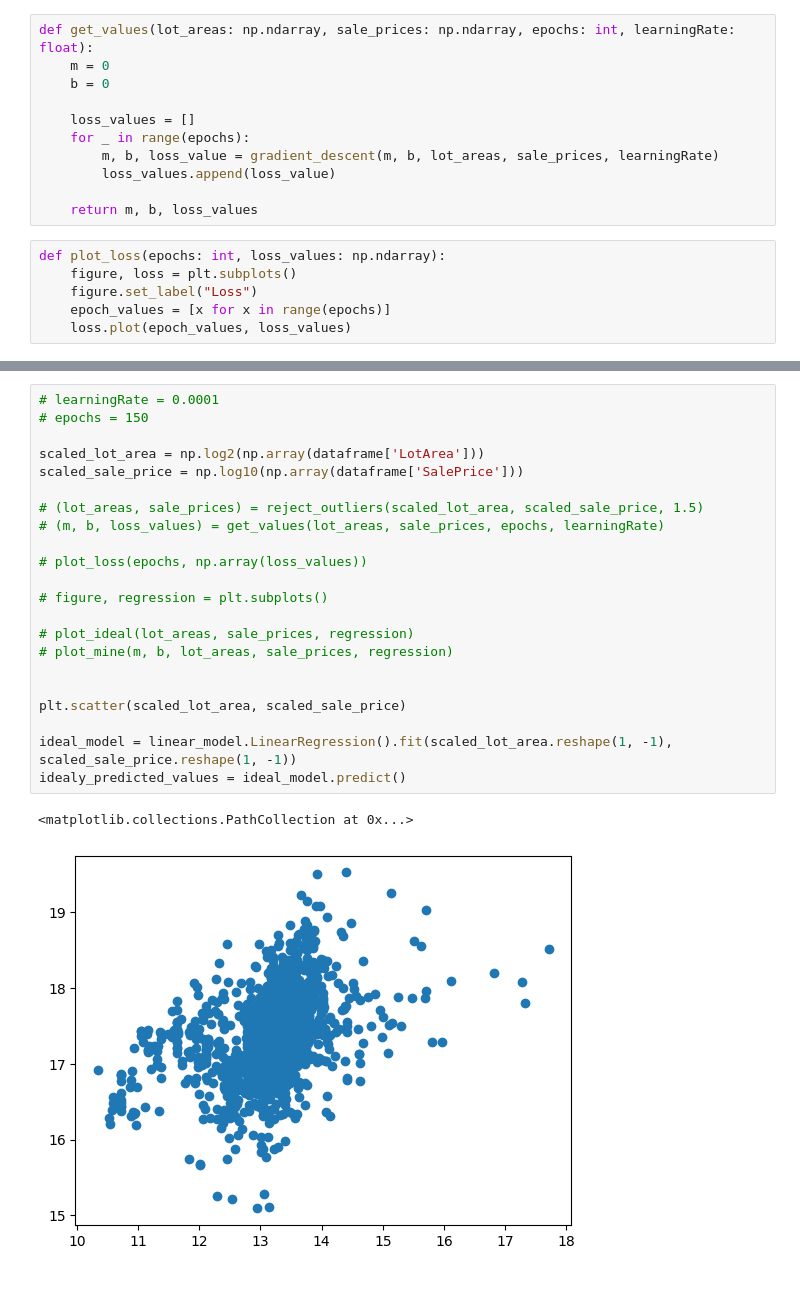
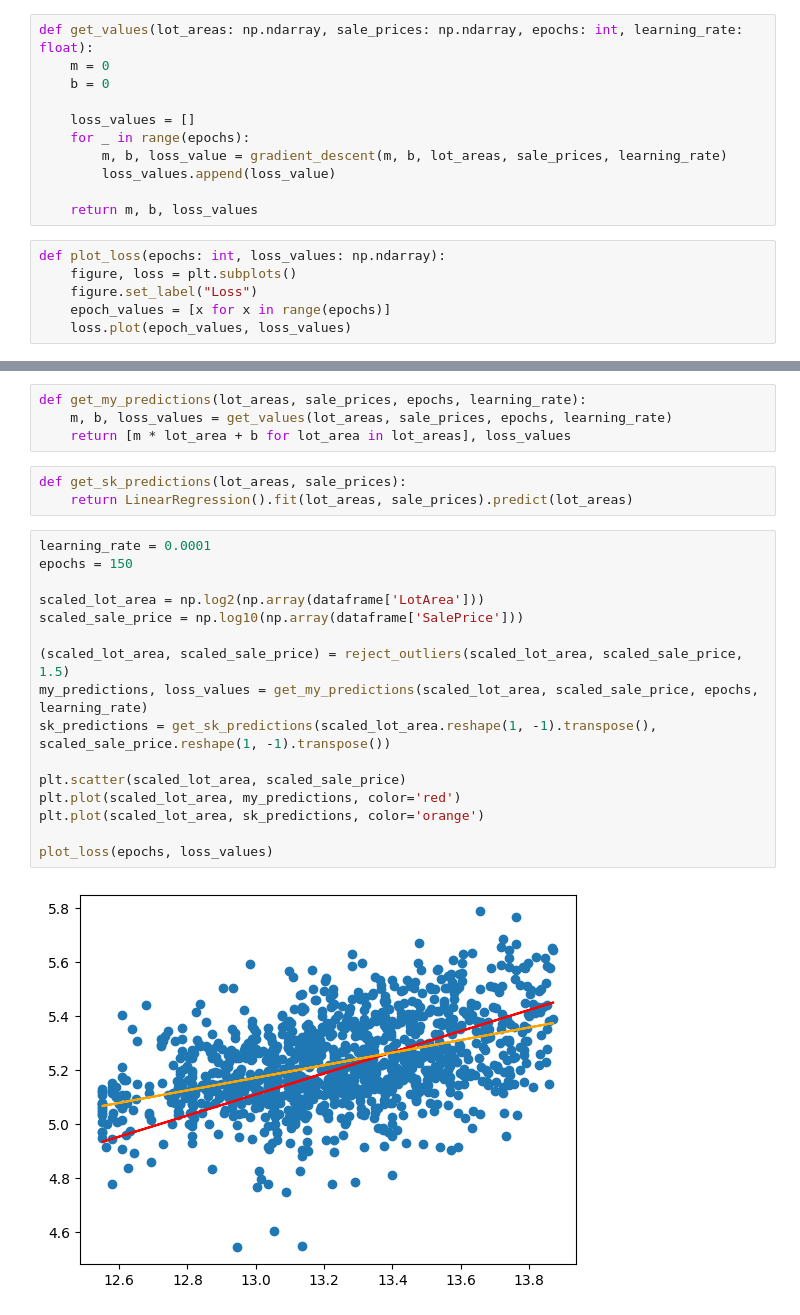
Before and after one commit to MixaKonan/machine-learning, a Jupyter notebook: HousePrices.ipynb, the cells around one changed output, grey strips where cells are left out. Cells and saved outputs as stored; diff of their text form; blank space fills up the shorter version.

```diff
--- a/HousePrices.ipynb
+++ b/HousePrices.ipynb
@@ -43,13 +57,13 @@ def gradient_descent(m_now, b_now, lotAreaPoints, salePricePoints,  learningRate
 
     return m, b, loss_value
 # %%
-def get_values(lot_areas: np.ndarray, sale_prices: np.ndarray, epochs: int, learningRate: float):
+def get_values(lot_areas: np.ndarray, sale_prices: np.ndarray, epochs: int, learning_rate: float):
     m = 0
     b = 0
 
     loss_values = []
     for _ in range(epochs):
-        m, b, loss_value = gradient_descent(m, b, lot_areas, sale_prices, learningRate)
+        m, b, loss_value = gradient_descent(m, b, lot_areas, sale_prices, learning_rate)
         loss_values.append(loss_value)
 
     return m, b, loss_values
@@ -81,25 +76,25 @@ def plot_mine(m, b, lot_areas: np.ndarray, sale_prices: np.ndarray, regression:
-# %%
-# learningRate = 0.0001
-# epochs = 150
-
-scaled_lot_area = np.log2(np.array(dataframe['LotArea']))
-scaled_sale_price = np.log10(np.array(dataframe['SalePrice']))
-
-# (lot_areas, sale_prices) = reject_outliers(scaled_lot_area, scaled_sale_price, 1.5)
-# (m, b, loss_values) = get_values(lot_areas, sale_prices, epochs, learningRate)
-
-# plot_loss(epochs, np.array(loss_values))
-
-# figure, regression = plt.subplots()
-
-# plot_ideal(lot_areas, sale_prices, regression)
-# plot_mine(m, b, lot_areas, sale_prices, regression)
-
-
-plt.scatter(scaled_lot_area, scaled_sale_price)
-
-ideal_model = linear_model.LinearRegression().fit(scaled_lot_area.reshape(1, -1), scaled_sale_price.reshape(1, -1))
-idealy_predicted_values = ideal_model.predict()
-# %% [output]
-<matplotlib.collections.PathCollection at 0x...>
-[figure, removed]
+# %%
+def get_my_predictions(lot_areas, sale_prices, epochs, learning_rate):
+    m, b, loss_values = get_values(lot_areas, sale_prices, epochs, learning_rate)
+    return [m * lot_area + b for lot_area in lot_areas], loss_values
+# %%
+def get_sk_predictions(lot_areas, sale_prices):
+    return LinearRegression().fit(lot_areas, sale_prices).predict(lot_areas)
+# %%
+learning_rate = 0.0001
+epochs = 150
+
+scaled_lot_area = np.log2(np.array(dataframe['LotArea']))
+scaled_sale_price = np.log10(np.array(dataframe['SalePrice']))
+
+(scaled_lot_area, scaled_sale_price) = reject_outliers(scaled_lot_area, scaled_sale_price, 1.5)
+my_predictions, loss_values = get_my_predictions(scaled_lot_area, scaled_sale_price, epochs, learning_rate)
+sk_predictions = get_sk_predictions(scaled_lot_area.reshape(1, -1).transpose(), scaled_sale_price.reshape(1, -1).transpose())
+
+plt.scatter(scaled_lot_area, scaled_sale_price)
+plt.plot(scaled_lot_area, my_predictions, color='red')
+plt.plot(scaled_lot_area, sk_predictions, color='orange')
+
+plot_loss(epochs, loss_values)
+# %% [output]
+[figure, added]
```
Also changed, not shown: parts of 5 cells of this notebook.
